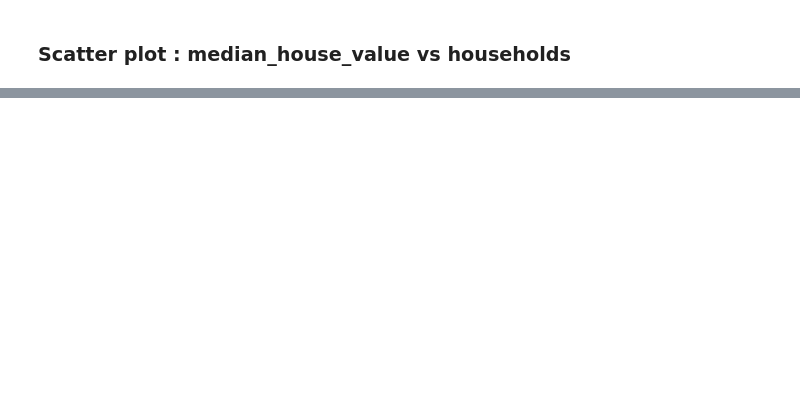
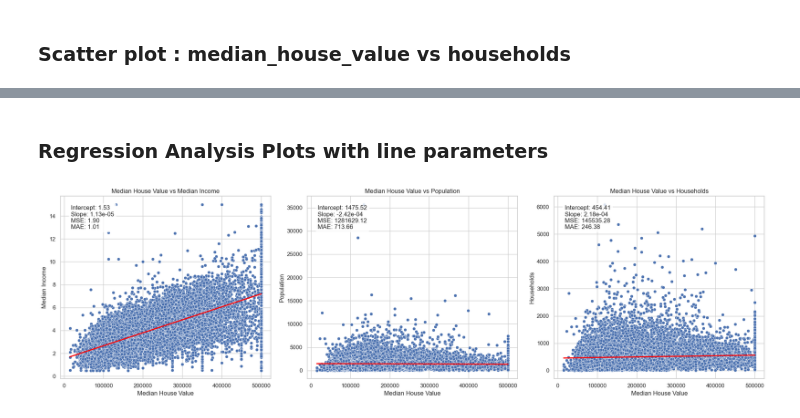
Before and after one commit to sreehariprathap/Univariate-Linear-Regression-on-the-California-Housing-Prices-Dataset, a Jupyter notebook: Sreehari_prathap_CSCN8010_Section#2_Lab1.ipynb, the cells around one changed output, grey strips where cells are left out. Cells and saved outputs as stored; diff of their text form; code cells hidden in the pictures; blank space fills up the shorter version.

```diff
--- a/Sreehari_prathap_CSCN8010_Section#2_Lab1.ipynb
+++ b/Sreehari_prathap_CSCN8010_Section#2_Lab1.ipynb
@@ -103,0 +220,45 @@ plt.show()
+# %% [markdown]
+### Regression Analysis Plots with line parameters
+# %%
+# setting figure size
+plt.figure(figsize=(20, 6))
+
+# 1. median house value vs median income
+# create subplots
+plt.subplot(1, 3, 1)
+sns.scatterplot(x=df['median_house_value'], y=df['median_income'])
+# plot regression line
+sns.regplot(x=df['median_house_value'], y=df['median_income'], scatter=False, color='red', ci=None)
+plt.title('Median House Value vs Median Income')
+# set x-axis label
+plt.xlabel('Median House Value')
+# set y-axis label
+plt.ylabel('Median Income')
+# display metrics in text box
+plt.text(0.05, 0.95, f'Intercept: {intercept1:.2f}\nSlope: {slope1:.2e}\nMSE: {mse1:.2f}\nMAE: {mae1:.2f}',
+         transform=plt.gca().transAxes, fontsize=12, verticalalignment='top', bbox=dict(boxstyle='round', facecolor='white', alpha=0.8))
+
+# 2. median house value vs population
+plt.subplot(1, 3, 2)
+sns.scatterplot(x=df['median_house_value'], y=df['population'])
+sns.regplot(x=df['median_house_value'], y=df['population'], scatter=False, color='red', ci=None)
+plt.title('Median House Value vs Population')
+plt.xlabel('Median House Value')
+plt.ylabel('Population')
+plt.text(0.05, 0.95, f'Intercept: {intercept2:.2f}\nSlope: {slope2:.2e}\nMSE: {mse2:.2f}\nMAE: {mae2:.2f}',
+         transform=plt.gca().transAxes, fontsize=12, verticalalignment='top', bbox=dict(boxstyle='round', facecolor='white', alpha=0.8))
+
+# 3. median house value vs households
+plt.subplot(1, 3, 3)
+sns.scatterplot(x=df['median_house_value'], y=df['households'])
+sns.regplot(x=df['median_house_value'], y=df['households'], scatter=False, color='red', ci=None)
+plt.title('Median House Value vs Households')
+plt.xlabel('Median House Value')
+plt.ylabel('Households')
+plt.text(0.05, 0.95, f'Intercept: {intercept3:.2f}\nSlope: {slope3:.2e}\nMSE: {mse3:.2f}\nMAE: {mae3:.2f}',
+         transform=plt.gca().transAxes, fontsize=12, verticalalignment='top', bbox=dict(boxstyle='round', facecolor='white', alpha=0.8))
+
+plt.tight_layout()
+plt.show()
+# %% [output]
+[figure, added]
```
Also changed, not shown: parts of 16 cells of this notebook.
